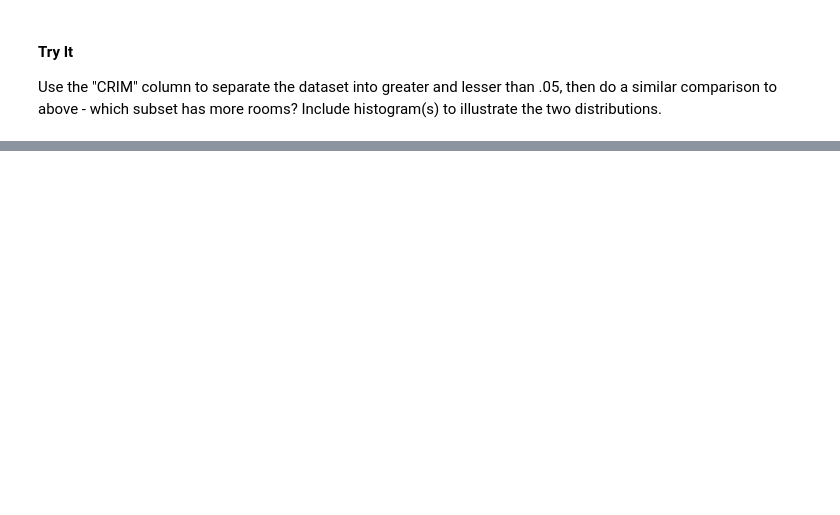
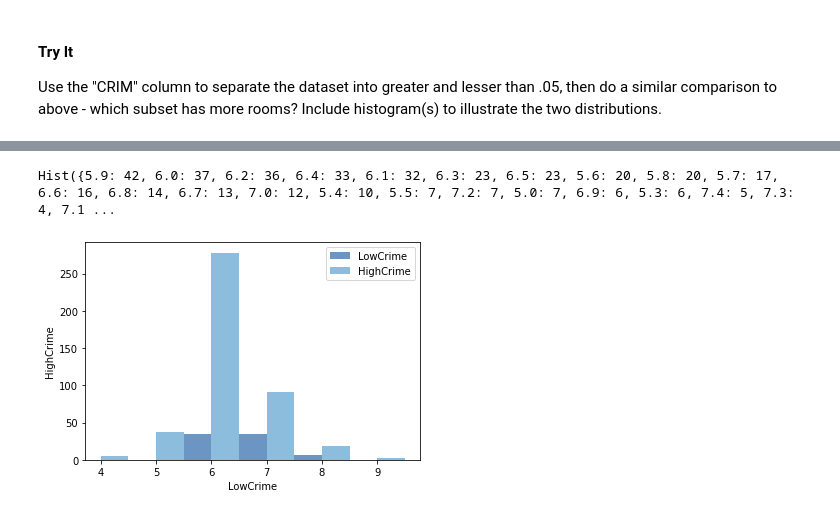
Before and after one commit to Isaacjimoh/Basic_Stats_in_Python_Student_Workbooks, a Jupyter notebook: 002_Basic_Histograms.ipynb, the cells around one changed output, grey strips where cells are left out. Cells and saved outputs as stored; diff of their text form; code cells hidden in the pictures; blank space fills up the shorter version.

```diff
--- a/002_Basic_Histograms.ipynb
+++ b/002_Basic_Histograms.ipynb
@@ -268,3 +324,7 @@ We can also visualize the effect sizes via a graph:
 #### Try It
 
 Use the "CRIM" column to separate the dataset into greater and lesser than .05, then do a similar comparison to above - which subset has more rooms? Include histogram(s) to illustrate the two distributions.
+# %%
+Low_cr = df[df["CRIM"] <= .05]
+High_cr = df[df["CRIM"] > .05]
+Low_cr.head()
@@ -270,0 +338,14 @@ Use the "CRIM" column to separate the dataset into greater and lesser than .05,
+# %%
+LowHist = thinkstats2.Hist(round(Low_cr["RM"], 1), label = "LowCrime")
+HighHist = thinkstats2.Hist(round(High_cr["RM"], 1), label = "HighCrime")
+HighHist
+# %% [output]
+Hist({5.9: 42, 6.0: 37, 6.2: 36, 6.4: 33, 6.1: 32, 6.3: 23, 6.5: 23, 5.6: 20, 5.8: 20, 5.7: 17, 6.6: 16, 6.8: 14, 6.7: 13, 7.0: 12, 5.4: 10, 5.5: 7, 7.2: 7, 5.0: 7, 6.9: 6, 5.3: 6, 7.4: 5, 7.3: 4, 7.1 ...
+# %%
+width = 0.5
+thinkplot.preplot(2)
+thinkplot.Hist(LowHist, align = 'right', width = width)
+thinkplot.Hist(HighHist, align = 'left', width = width)
+thinkplot.Config(xlabel = 'LowCrime', ylabel = 'HighCrime')
+# %% [output]
+[figure, added]
```
Also changed, not shown: parts of 13 cells of this notebook, 3 other files.
